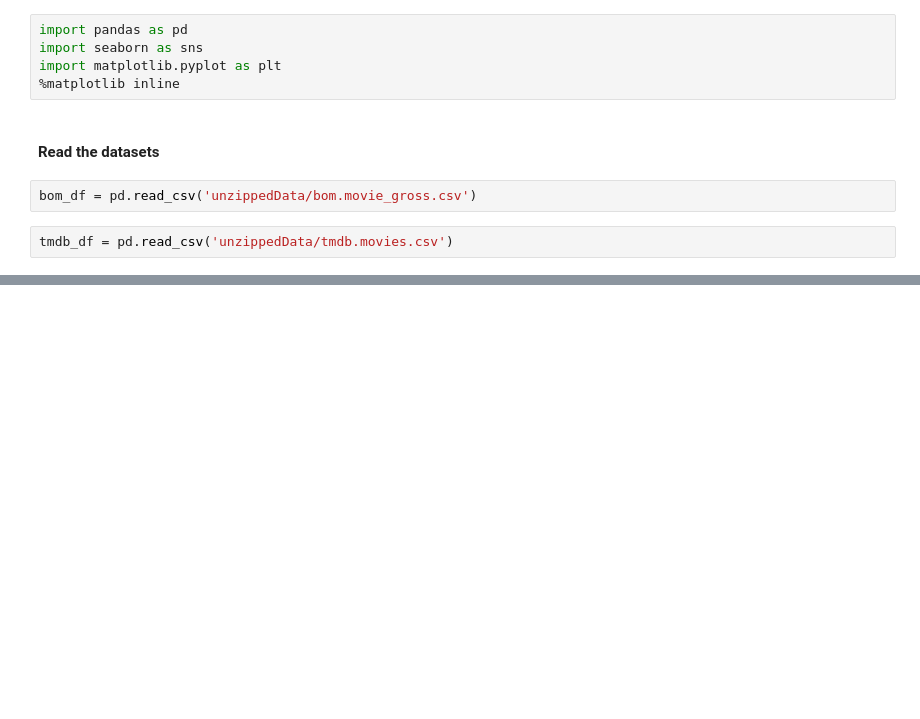
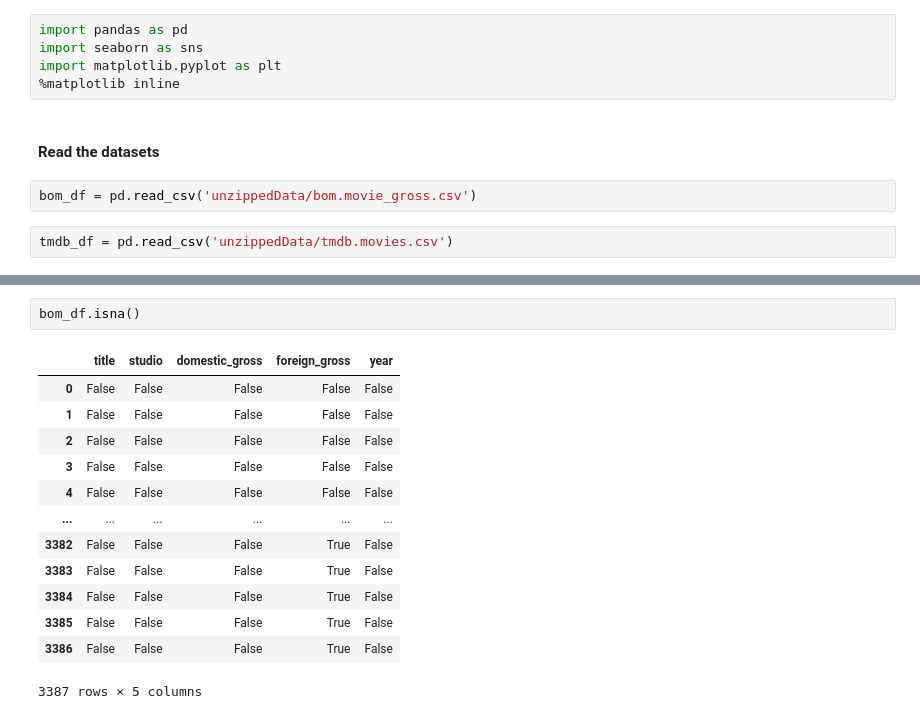
Before and after one commit to whareverr/dsc-phase-1-project-v2-4, a Jupyter notebook: student.ipynb, the cells around one changed output, grey strips where cells are left out. Cells and saved outputs as stored; diff of their text form; blank space fills up the shorter version.

```diff
--- a/student.ipynb
+++ b/student.ipynb
@@ -26,0 +54,16 @@ rt_df = pd.read_csv('unzippedData/rt.movies_info.tsv', sep='\t', encoding='latin
+# %%
+bom_df.isna()
+# %% [output]
+|  | title | studio | domestic_gross | foreign_gross | year |
+| 0 | False | False | False | False | False |
+| 1 | False | False | False | False | False |
+| 2 | False | False | False | False | False |
+| 3 | False | False | False | False | False |
+| 4 | False | False | False | False | False |
+| ... | ... | ... | ... | ... | ... |
+| 3382 | False | False | False | True | False |
+| 3383 | False | False | False | True | False |
+| 3384 | False | False | False | True | False |
+| 3385 | False | False | False | True | False |
+| 3386 | False | False | False | True | False |
+3387 rows × 5 columns
```
Also changed, not shown: parts of 25 cells of this notebook.
